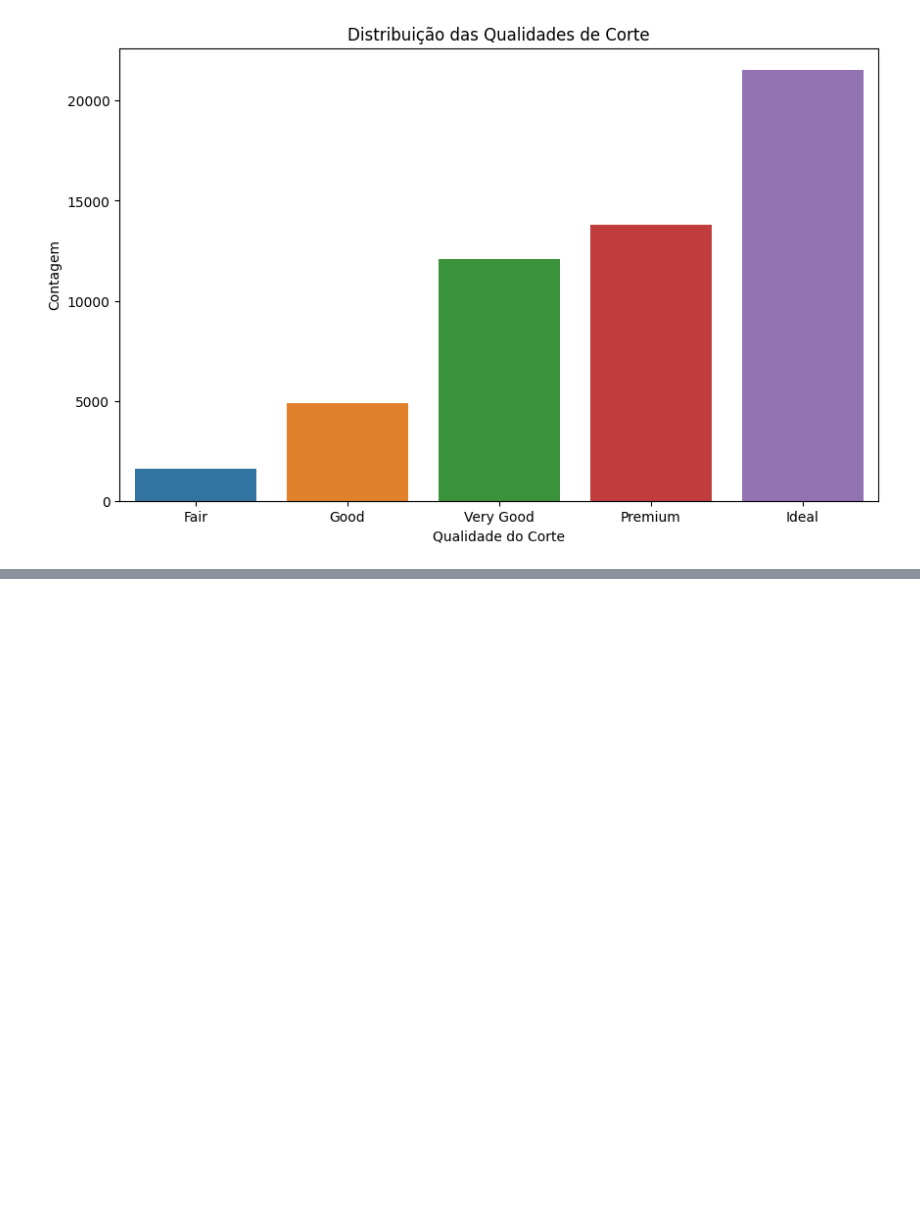
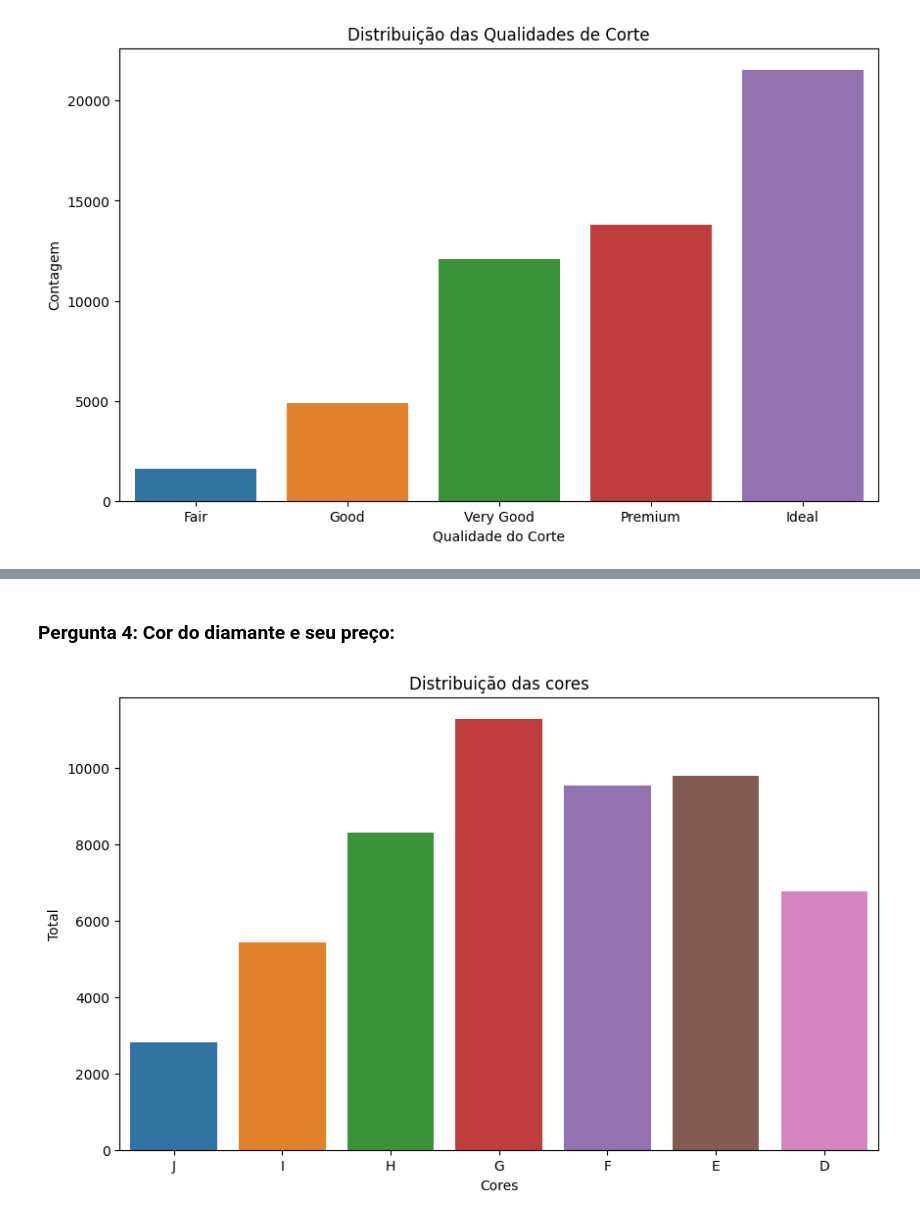
Before and after one commit to ernandes0/avanti-bootcamp-cdd, a Jupyter notebook: notebooks/01-exploratory_data_analysis.ipynb, the cells around one changed output, grey strips where cells are left out. Cells and saved outputs as stored; diff of their text form; code cells hidden in the pictures; blank space fills up the shorter version.

```diff
--- a/notebooks/01-exploratory_data_analysis.ipynb
+++ b/notebooks/01-exploratory_data_analysis.ipynb
@@ -216,0 +243,11 @@ plt.show()
+# %% [markdown]
+### Pergunta 4: Cor do diamante e seu preço:
+# %%
+plt.figure(figsize=(10, 6))
+sns.countplot(x='color', data=diamonds)
+plt.title('Distribuição das cores')
+plt.xlabel('Cores')
+plt.ylabel('Total')
+plt.show()
+# %% [output]
+[figure, added]
```
Also changed, not shown: parts of 32 cells of this notebook.
